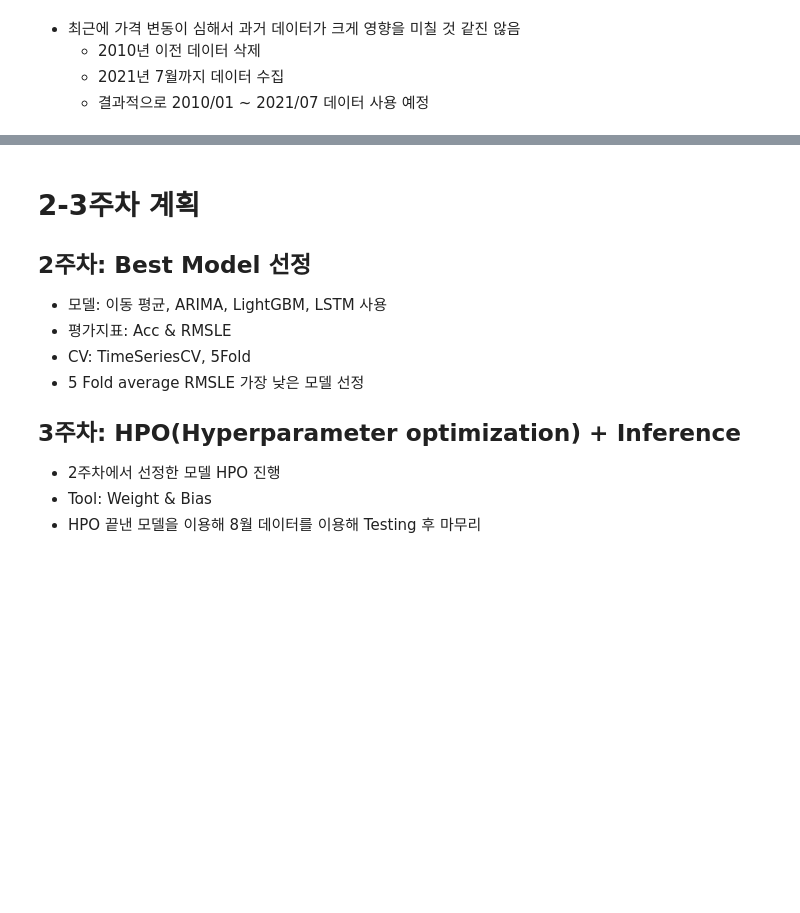
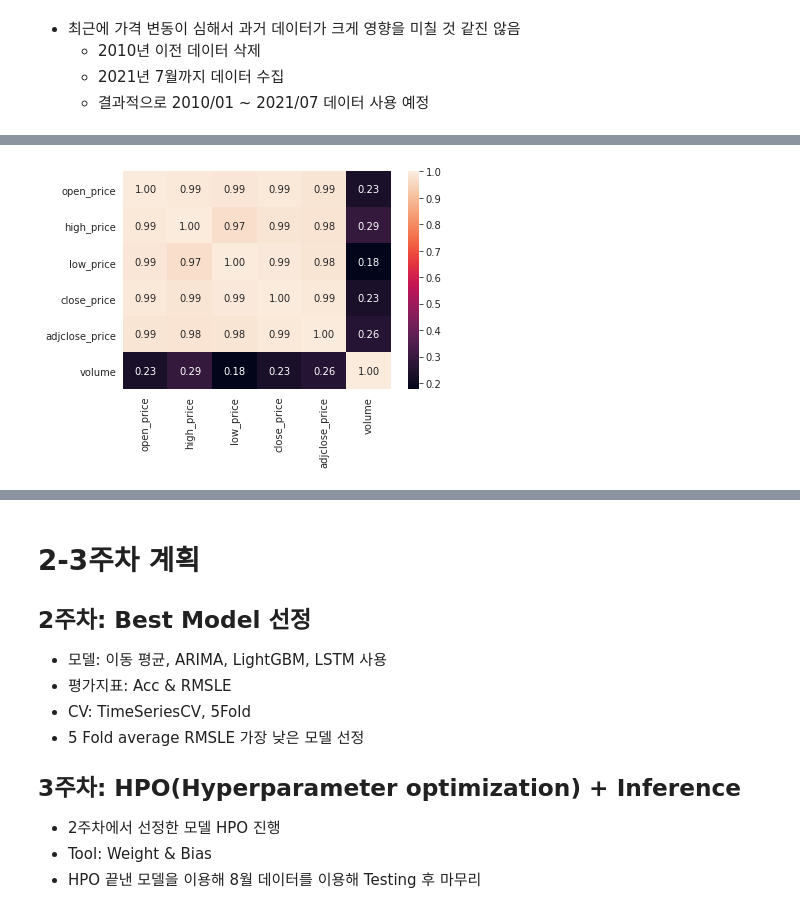
Before and after one commit to Haebuk/kuggle, a Jupyter notebook: gamestop.ipynb, the cells around one changed output, grey strips where cells are left out. Saved outputs shown, nothing was run; the diff lists cells and outputs as text; code cells hidden in the pictures; blank space fills up the shorter version.

```diff
--- a/gamestop.ipynb
+++ b/gamestop.ipynb
@@ -192,2 +197,7 @@ Data columns (total 7 columns):
 dtypes: float64(5), int64(1), object(1)
 memory usage: 159.5+ KB
+# %%
+sns.heatmap(df.corr(), annot=True, fmt='.2f')
+plt.show()
+# %% [output]
+[figure, added]
```
Also changed, not shown: parts of 12 cells of this notebook.
